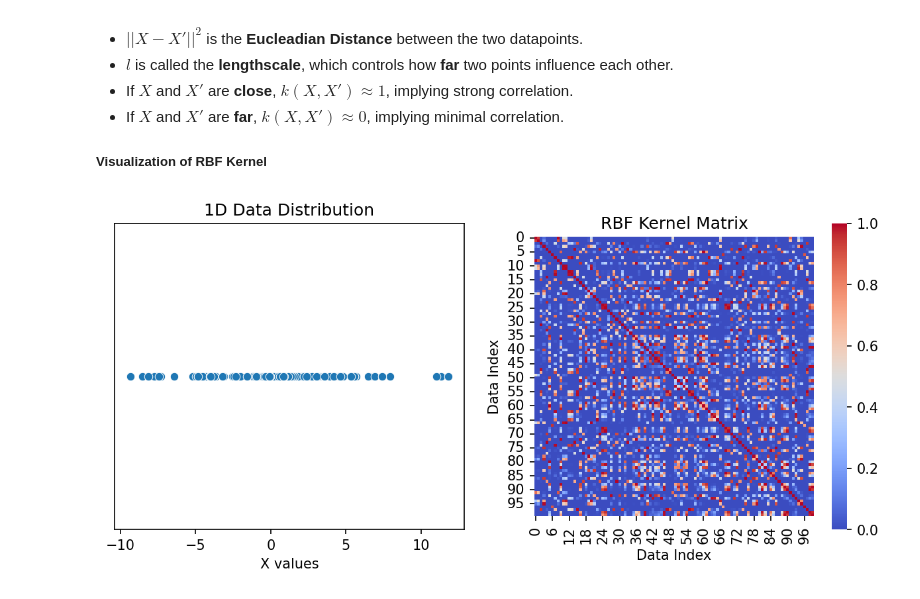
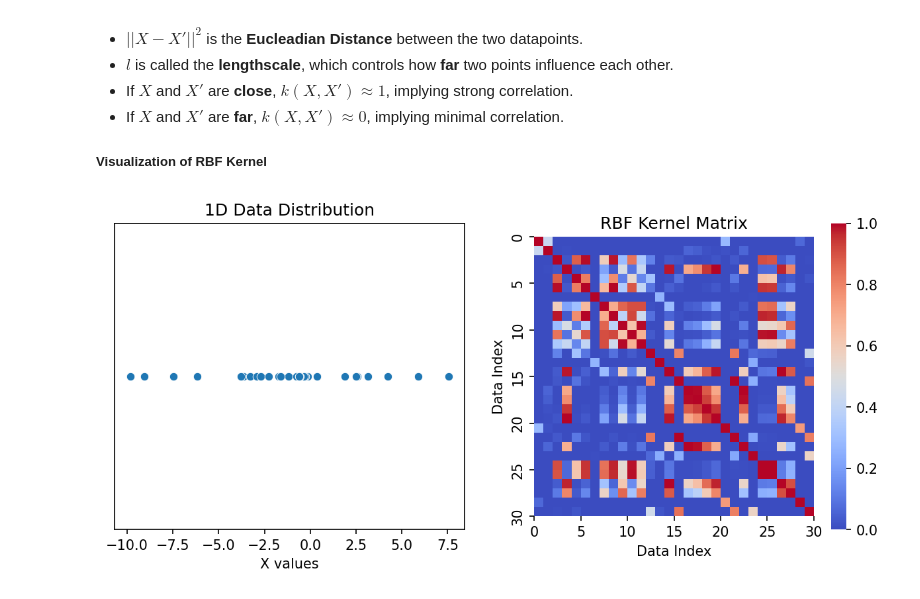
Before and after one commit to hansoncjc/GP-BO-Clustering-Tutorials, a Jupyter notebook: Fundamental.ipynb, the cells around one changed output. Cells and saved outputs as stored; diff of their text form; code cells hidden in the pictures.

```diff
--- a/Fundamental.ipynb
+++ b/Fundamental.ipynb
@@ -770,32 +771,38 @@ $$k(X,X')=\exp(-\frac{||X-X'||^2}{2l^2})$$
 # %%
 import numpy as np
 import matplotlib.pyplot as plt
 import seaborn as sns
 
 # Generate a 1D dataset
-X = np.random.normal(0, 5, 100).reshape(-1, 1)  # 30 points in range [-5,5]
+np.random.seed(116)
+X = np.random.normal(0, 5, 30).reshape(-1, 1)  # 30 points in range [-5,5]
 
 # Define RBF kernel function
 def rbf_kernel(x, l = 1.0):
     euclead_dists = np.square(x - x.T)  # Compute squared pairwise distances
     return np.exp( - euclead_dists / (2 * l ** 2))  # Apply RBF transformation
 
 # Compute the RBF kernel matrix
 K_rbf = rbf_kernel(X)
 
 # Plot the heatmap of the correlation
 fig, axes = plt.subplots(1,2,figsize = (10,4), dpi = 150)
 
 sns.scatterplot(x = X.flatten(), y = np.zeros_like(X.flatten()), ax = axes[0])
 axes[0].set_yticks([])
 axes[0].set_title("1D Data Distribution")
 axes[0].set_xlabel("X values")
 
 sns.heatmap(K_rbf, cmap="coolwarm", ax=axes[1], annot=False, square=True,)
+tick_positions = np.arange(0, 31, 5)
+axes[1].set_xticks(tick_positions)
+axes[1].set_yticks(tick_positions)
+axes[1].set_xticklabels(tick_positions)
+axes[1].set_yticklabels(tick_positions)
 axes[1].set_title("RBF Kernel Matrix")
 axes[1].set_xlabel("Data Index")
 axes[1].set_ylabel("Data Index")
 
 plt.show()
 # %% [output]
-[figure, old version]
+[figure, new version]
```
Also changed, not shown: parts of 4 cells of this notebook, 2 other files.
